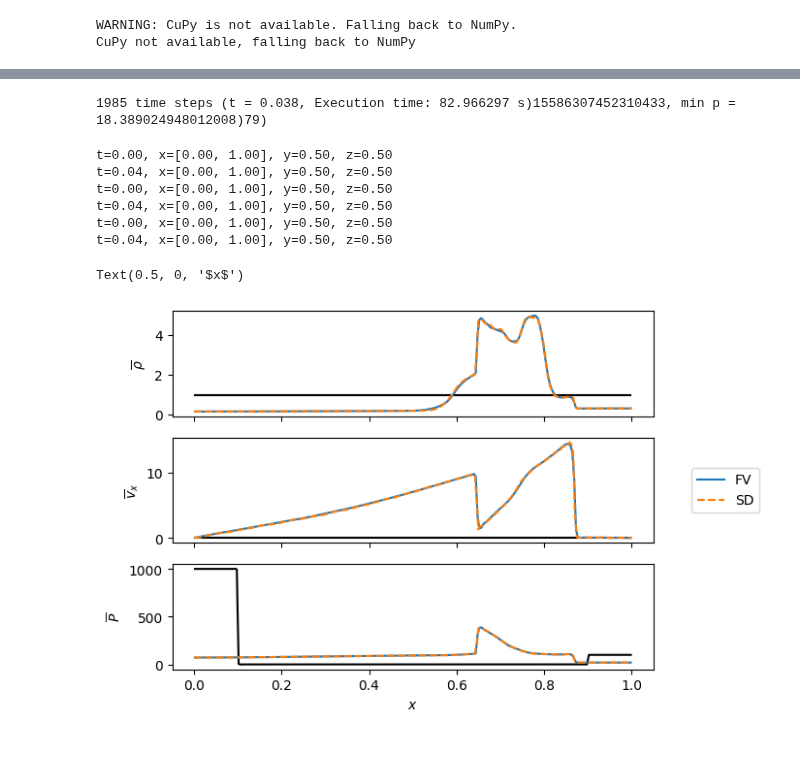
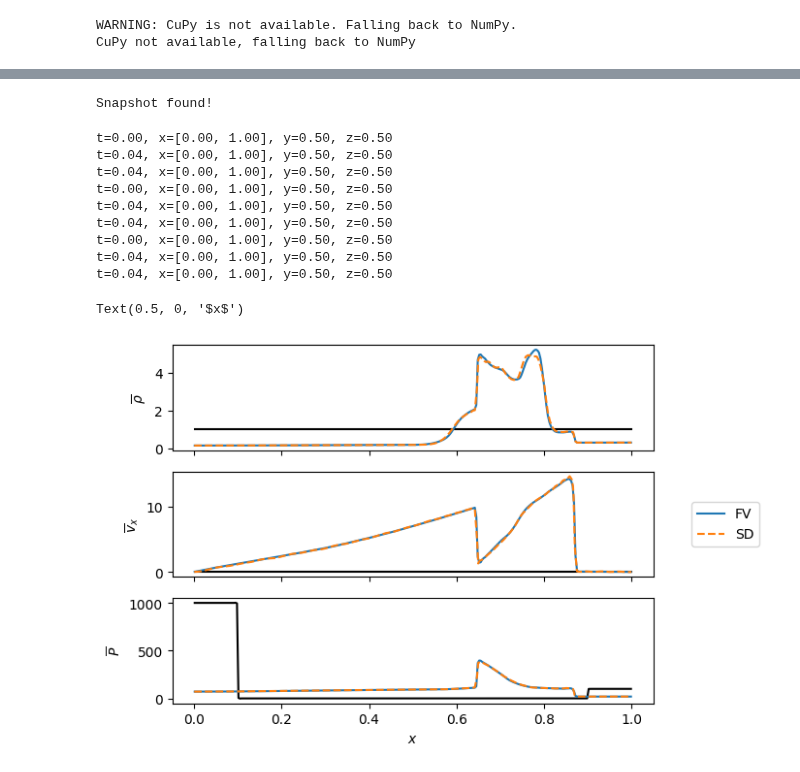
Before and after one commit to jpalafou/FVHOE, a Jupyter notebook: examples/euler/compare_sd_interacting_blast_waves.ipynb, the cells around one changed output, grey strips where cells are left out. Cells and saved outputs as stored; diff of their text form; code cells hidden in the pictures.

```diff
--- a/examples/euler/compare_sd_interacting_blast_waves.ipynb
+++ b/examples/euler/compare_sd_interacting_blast_waves.ipynb
@@ -62,43 +71,70 @@ fv_solver.rkorder(T)
-# %%
-# spectral difference solver
-sd_solver = SD_Simulator(
-    n=p + 1,
-    Nx=N,
-    Ny=1,
-    init_fct=blast_wave_test,
-    BC=["reflex", "periodic"],
-    gamma=gamma,
-    detect_troubles=True,
-    PAD=True,
-    convex_combo=True,
-    use_cupy=False,
-)
-
-sd_solver.perform_time_evolution(T)
-# %% [output]
-1985 time steps (t = 0.038, Execution time: 82.966297 s)15586307452310433, min p = 18.389024948012008)79)
+# %%
+# solve with spectral differences
+
+try:
+    with open("../../snapshots/interacting_blast_waves_sd/arrs.pkl", "rb") as f:
+        sd = load(f)
+    print("Snapshot found!")
+except FileNotFoundError:
+    sd = SD_Simulator(
+        n=p + 1,
+        Nx=N,
+        Ny=1,
+        init_fct=blast_wave_test,
+        BC=["reflex", "periodic"],
+        gamma=gamma,
+        detect_troubles=True,
+        PAD=True,
+        convex_combo=True,
+        use_cupy=False,
+    )
+    sd.perform_time_evolution(T)
+
+    # create fake snapshot
+    W = sd.transpose_to_fv(sd.dm.W_cv)
+    x = sd.dm.x_cv[2:-2]
+
+    log = dict(
+        x=x,
+        y=np.array([0.5]),
+        z=np.array([0.5]),
+        t=sd.time,
+        w=NamedNumpyArray(
+            W[:, 0, ...].reshape(5, N * (p + 2), 1, 1), ["rho", "vx", "vy", "P", "h"]
+        ),
+    )
+    sd = [log]
+
+    # save
+    with open("../../snapshots/interacting_blast_waves_sd/arrs.pkl", "wb") as f:
+        dump(sd, f)
+# %% [output]
+Snapshot found!
 # %%
 fig, ax = plt.subplots(3, sharex=True)
 
 for i, (var, label) in enumerate(
     zip(
         ["rho", "vx", "P"],
         [r"$\overline{\rho}$", r"$\overline{v}_x$", r"$\overline{P}$"],
     )
 ):
-    fv_solver.plot_1d_slice(ax[i], t=0, color="k", param=var, y=0.5, z=0.5)
-    fv_solver.plot_1d_slice(ax[i], t=T, param=var, y=0.5, z=0.5, label="FV")
-    sd_plot_1d(ax[i], sd_solver, param=var, linestyle="--", label="SD")
+    plot_1d_slice(fv, ax[i], y=0.5, z=0.5, t=0, color="k", param=var)
+    plot_1d_slice(fv, ax[i], y=0.5, z=0.5, param=var, label="FV")
+    plot_1d_slice(sd, ax[i], y=0.5, z=0.5, param=var, linestyle="--", label="SD")
     ax[i].set_ylabel(label)
 
 ax[1].legend(loc="center", bbox_to_anchor=(1.15, 0.5))
 ax[2].set_xlabel("$x$")
 # %% [output]
 t=0.00, x=[0.00, 1.00], y=0.50, z=0.50
+t=0.04, x=[0.00, 1.00], y=0.50, z=0.50
 t=0.04, x=[0.00, 1.00], y=0.50, z=0.50
 t=0.00, x=[0.00, 1.00], y=0.50, z=0.50
 t=0.04, x=[0.00, 1.00], y=0.50, z=0.50
+t=0.04, x=[0.00, 1.00], y=0.50, z=0.50
 t=0.00, x=[0.00, 1.00], y=0.50, z=0.50
 t=0.04, x=[0.00, 1.00], y=0.50, z=0.50
+t=0.04, x=[0.00, 1.00], y=0.50, z=0.50
 Text(0.5, 0, '$x$')
-[figure, old version]
+[figure, new version]
```
Also changed, not shown: parts of 3 cells of this notebook, 11 other files.
